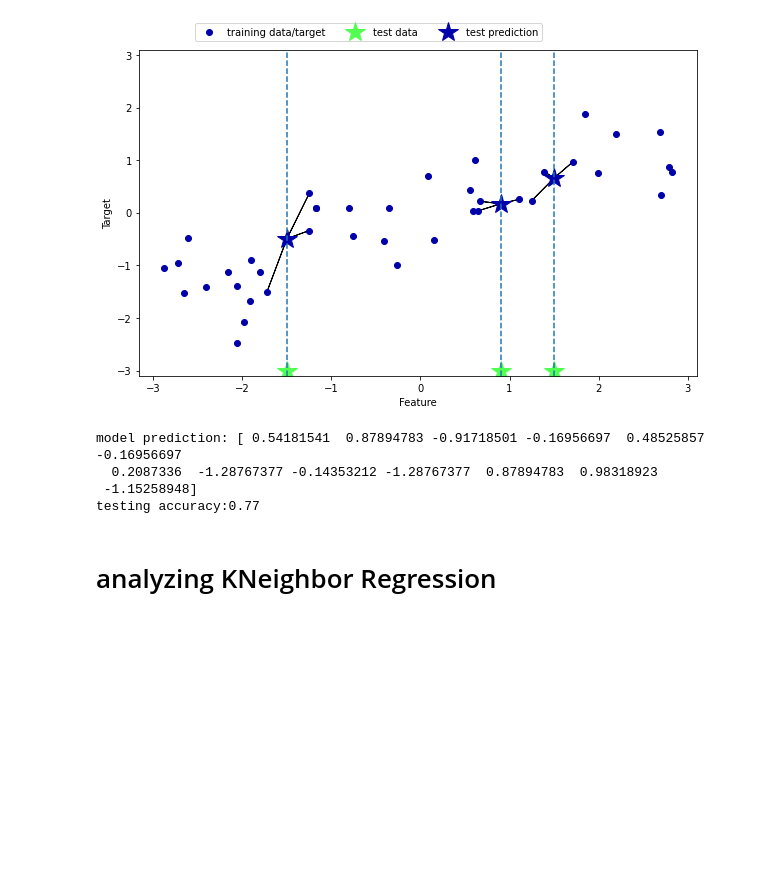
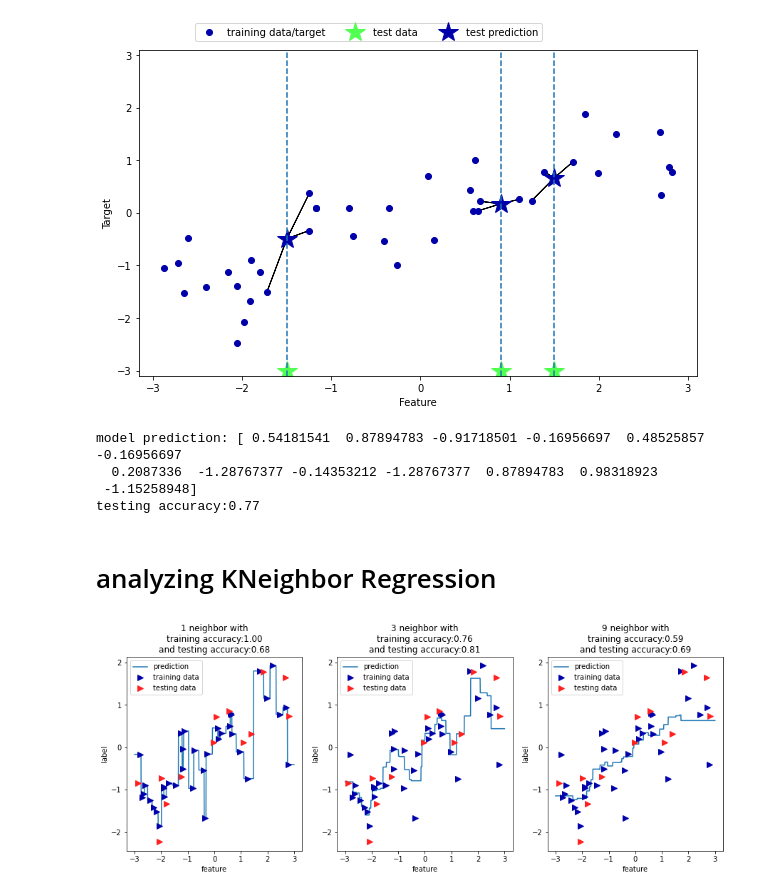
Before and after one commit to MehtabButt/ML-Libraries-practice, a Jupyter notebook: sklearn/Untitled.ipynb, the cells around one changed output. Drawn from its saved outputs; the diff is of its cells as text; code cells hidden in the pictures; blank space fills up the shorter version.

```diff
--- a/sklearn/Untitled.ipynb
+++ b/sklearn/Untitled.ipynb
@@ -284,3 +302,22 @@ model prediction: [ 0.54181541  0.87894783 -0.91718501 -0.16956697  0.48525857 -
 testing accuracy:0.77
 # %% [markdown]
 # analyzing KNeighbor Regression
+# %%
+fig, axes = plt.subplots(1,3, figsize=(15,5))
+line = np.linspace(-3,3, 1000).reshape(-1,1)
+
+for nbr, ax in zip([1,3,9], axes):
+    knr = KNeighborsRegressor(n_neighbors=nbr)
+    knr.fit(X_train, y_train)
+    ax.plot(line, knr.predict(line))
+    ax.plot(X_train, y_train, ">", markersize=8, c=mglearn.cm2(0))
+    ax.plot(X_test, y_test, ">", markersize=8, c=mglearn.cm2(1))
+    ax.set_title("{} neighbor with\n"
+                 "training accuracy:{:.2f}\n"
+                 "and testing accuracy:{:.2f}".format(
+                    nbr, knr.score(X_train, y_train), knr.score(X_test, y_test)))
+    ax.set_xlabel("feature")
+    ax.set_ylabel("label")
+    ax.legend(['prediction', 'training data', 'testing data'], loc="best")
+# %% [output]
+[figure, added]
```
Also changed, not shown: parts of 1 cell of this notebook.
